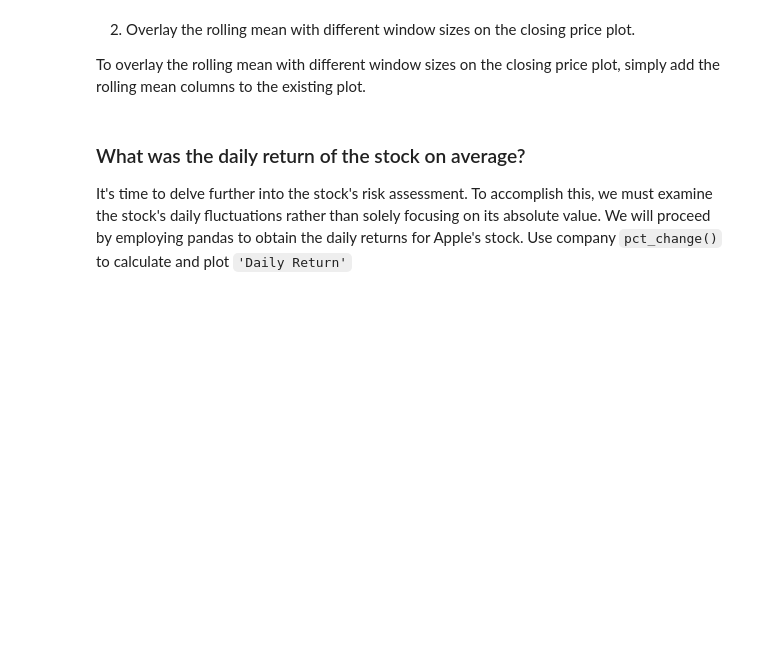
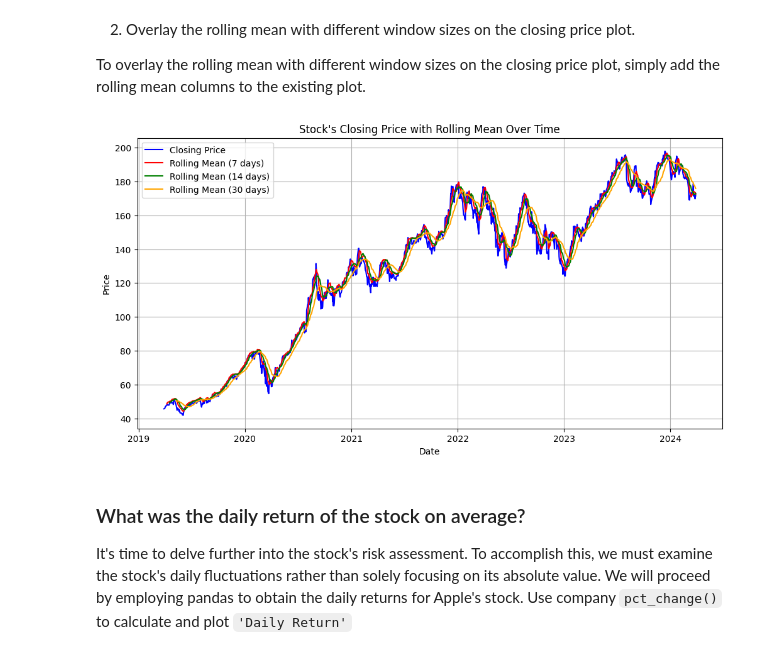
Before and after one commit to dgabel01/PSU_Labovi, a Jupyter notebook: lab2.2.ipynb, the cells around one changed output. Cells and saved outputs as stored; diff of their text form; code cells hidden in the pictures; blank space fills up the shorter version.

```diff
--- a/lab2.2.ipynb
+++ b/lab2.2.ipynb
@@ -153,3 +297,26 @@ plt.figure(figsize=(12, 6))
+# %%
+import matplotlib.pyplot as plt
+
+plt.figure(figsize=(12, 6))
+
+plt.plot(apple_stock_data.index, apple_stock_data['Adj Close'], color='blue', label='Closing Price')
+
+plt.plot(apple_stock_data.index, apple_stock_data['Rolling Mean 7'], color='red', label='Rolling Mean (7 days)')
+
+plt.plot(apple_stock_data.index, apple_stock_data['Rolling Mean 14'], color='green', label='Rolling Mean (14 days)')
+
+plt.plot(apple_stock_data.index, apple_stock_data['Rolling Mean 30'], color='orange', label='Rolling Mean (30 days)')
+
+plt.title("Stock's Closing Price with Rolling Mean Over Time")
+plt.xlabel("Date")
+plt.ylabel("Price")
+plt.legend()
+
+plt.grid(True)
+
+plt.show()
+# %% [output]
+[figure, added]
 # %% [markdown]
 ### What was the daily return of the stock on average?
 
```
Also changed, not shown: parts of 21 cells of this notebook.
